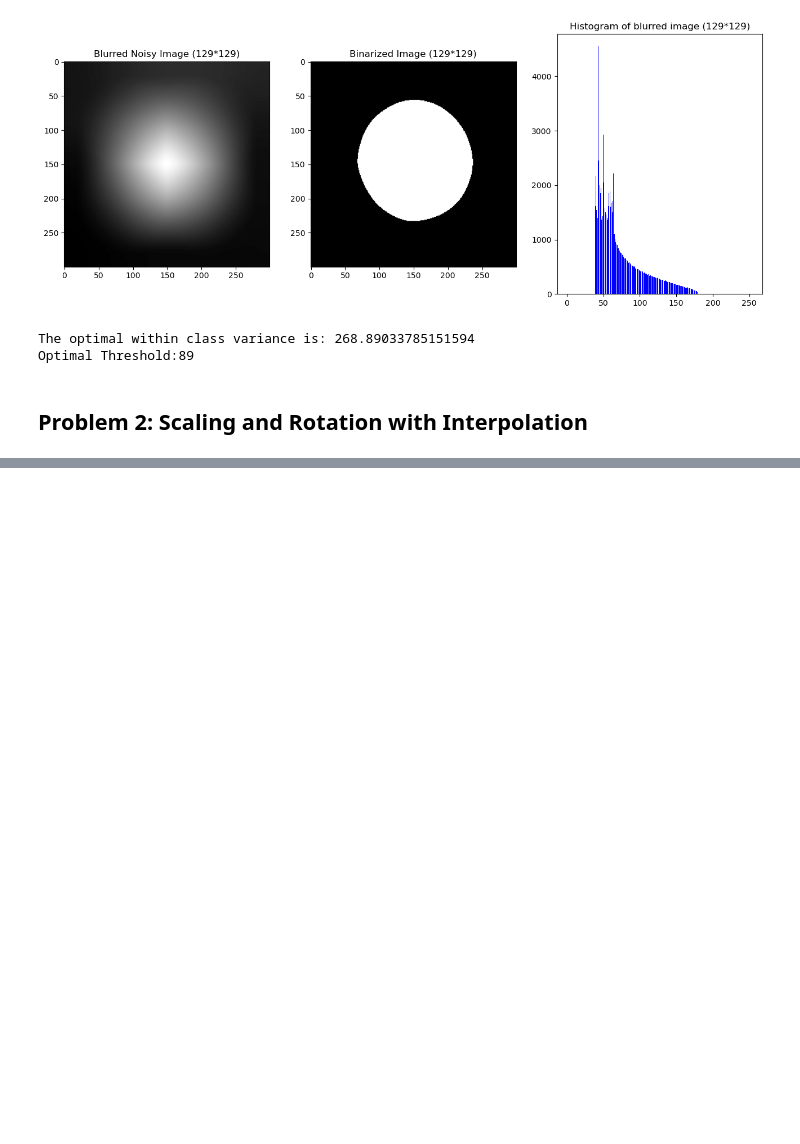
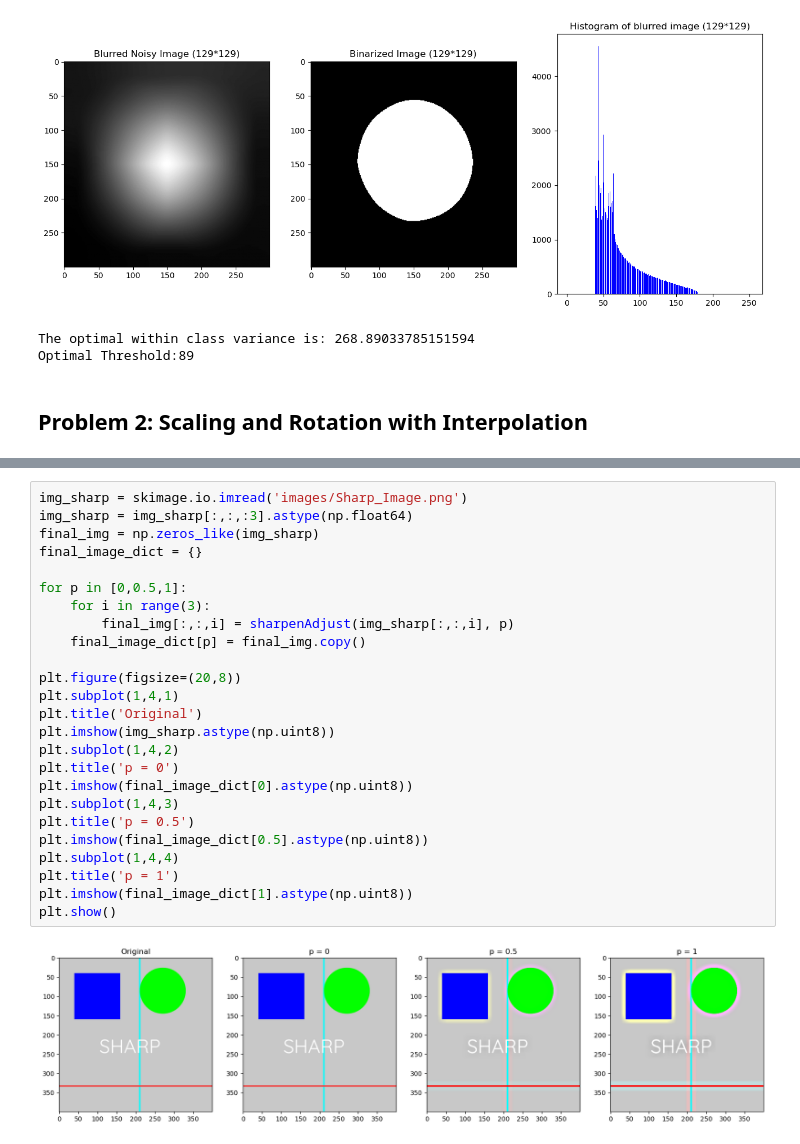
Before and after one commit to dwaipayanhaldar/E9-241-Digital-Image-Processing, a Jupyter notebook: Assignment_2/wrapper.ipynb, the cells around one changed output, grey strips where cells are left out. Drawn from its saved outputs; the diff is of its cells as text; blank space fills up the shorter version.

```diff
--- a/Assignment_2/wrapper.ipynb
+++ b/Assignment_2/wrapper.ipynb
@@ -80,0 +105,27 @@ plt.show()
+# %%
+img_sharp = skimage.io.imread('images/Sharp_Image.png')
+img_sharp = img_sharp[:,:,:3].astype(np.float64)
+final_img = np.zeros_like(img_sharp)
+final_image_dict = {}
+
+for p in [0,0.5,1]:
+    for i in range(3):
+        final_img[:,:,i] = sharpenAdjust(img_sharp[:,:,i], p)
+    final_image_dict[p] = final_img.copy()
+
+plt.figure(figsize=(20,8))
+plt.subplot(1,4,1)
+plt.title('Original')
+plt.imshow(img_sharp.astype(np.uint8))
+plt.subplot(1,4,2)
+plt.title('p = 0')
+plt.imshow(final_image_dict[0].astype(np.uint8))
+plt.subplot(1,4,3)
+plt.title('p = 0.5')
+plt.imshow(final_image_dict[0.5].astype(np.uint8))
+plt.subplot(1,4,4)
+plt.title('p = 1')
+plt.imshow(final_image_dict[1].astype(np.uint8))
+plt.show()
+# %% [output]
+[figure, added]
```
Also changed, not shown: parts of 6 cells of this notebook, 10 other files.
